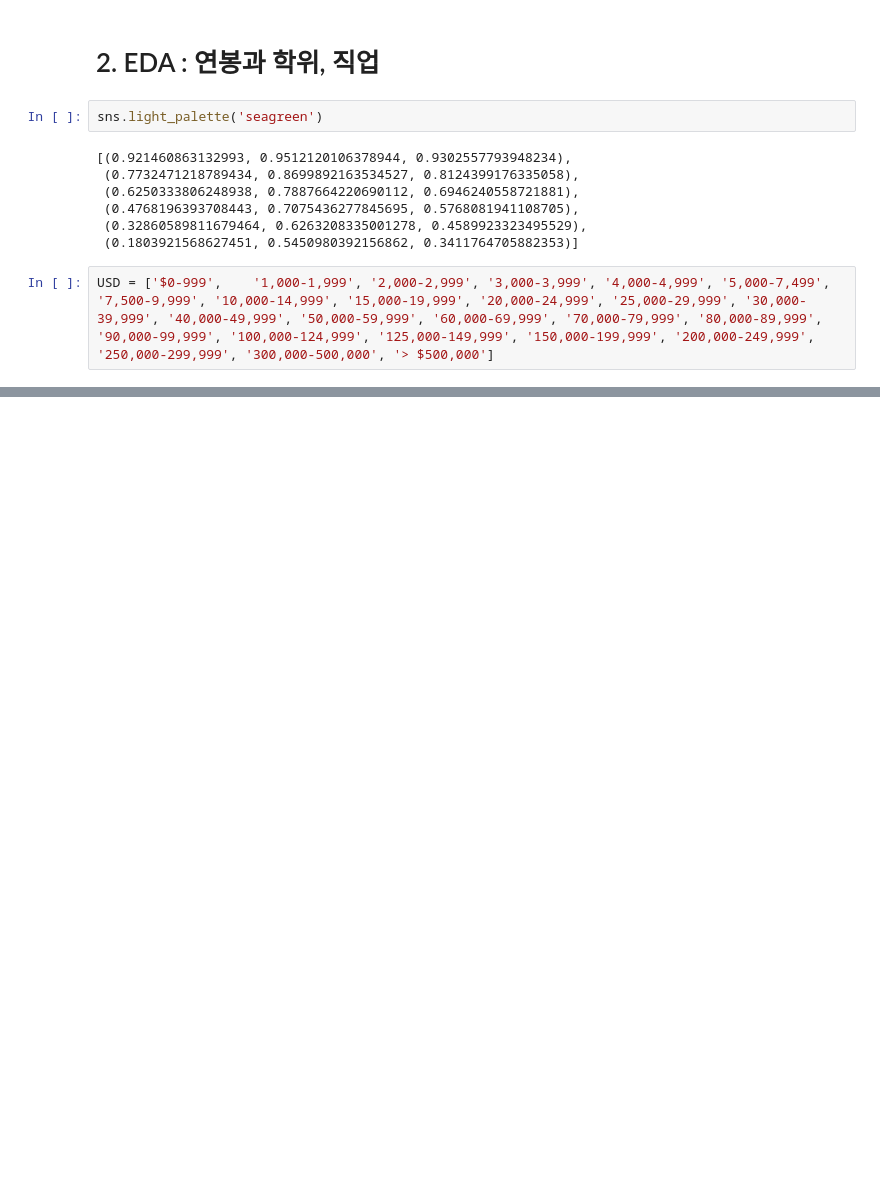
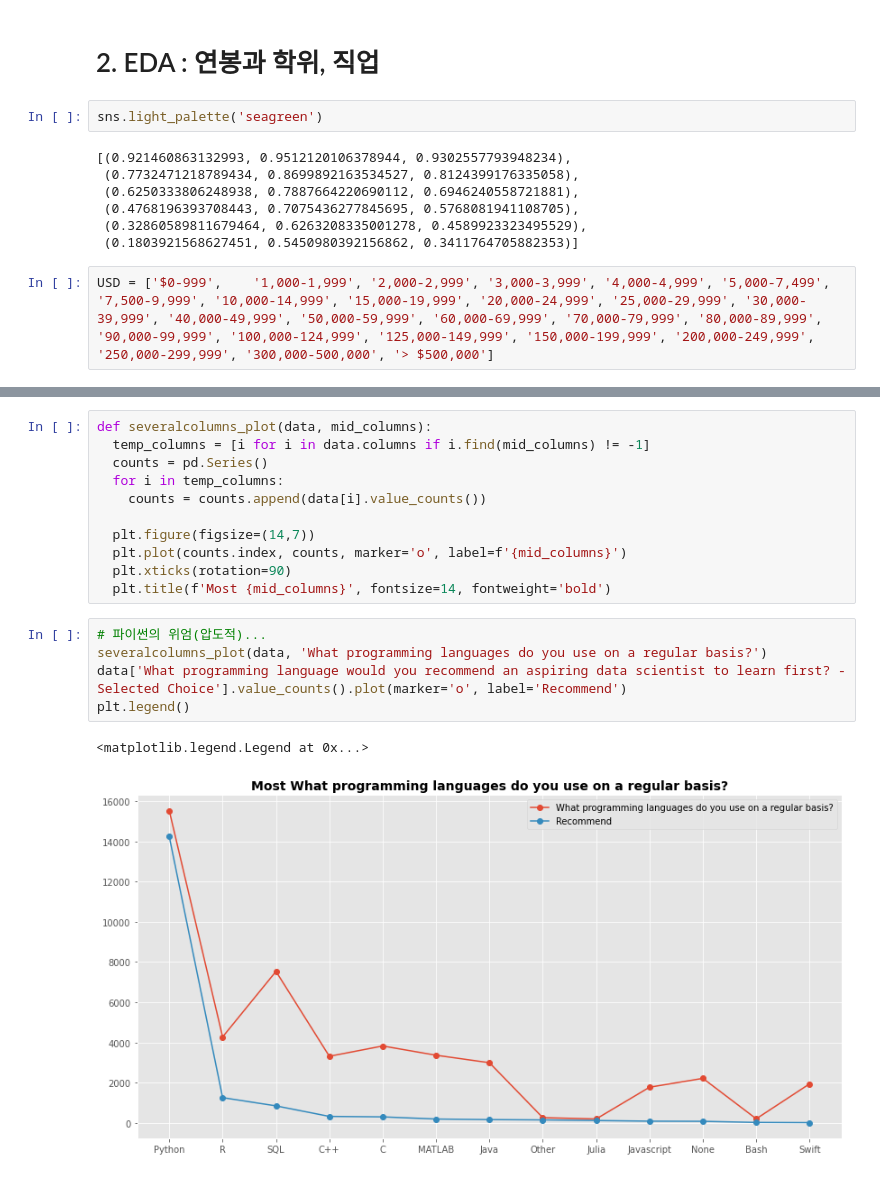
Before and after one commit to O-Kpy/Project, a Jupyter notebook: Kaggle_Survey_viz_Project.ipynb, the cells around one changed output, grey strips where cells are left out. Drawn from its saved outputs; the diff is of its cells as text; blank space fills up the shorter version.

```diff
--- a/Kaggle_Survey_viz_Project.ipynb
+++ b/Kaggle_Survey_viz_Project.ipynb
@@ -269,0 +294,19 @@ fig.add_annotation(text="vs Gender",
+# %%
+def severalcolumns_plot(data, mid_columns):
+  temp_columns = [i for i in data.columns if i.find(mid_columns) != -1]
+  counts = pd.Series()
+  for i in temp_columns:
+    counts = counts.append(data[i].value_counts())
+
+  plt.figure(figsize=(14,7))
+  plt.plot(counts.index, counts, marker='o', label=f'{mid_columns}')
+  plt.xticks(rotation=90)
+  plt.title(f'Most {mid_columns}', fontsize=14, fontweight='bold')
+# %%
+# 파이썬의 위엄(압도적)...
+severalcolumns_plot(data, 'What programming languages do you use on a regular basis?')
+data['What programming language would you recommend an aspiring data scientist to learn first? - Selected Choice'].value_counts().plot(marker='o', label='Recommend')
+plt.legend()
+# %% [output]
+<matplotlib.legend.Legend at 0x...>
+[figure, added]
```
Also changed, not shown: parts of 12 cells of this notebook.
